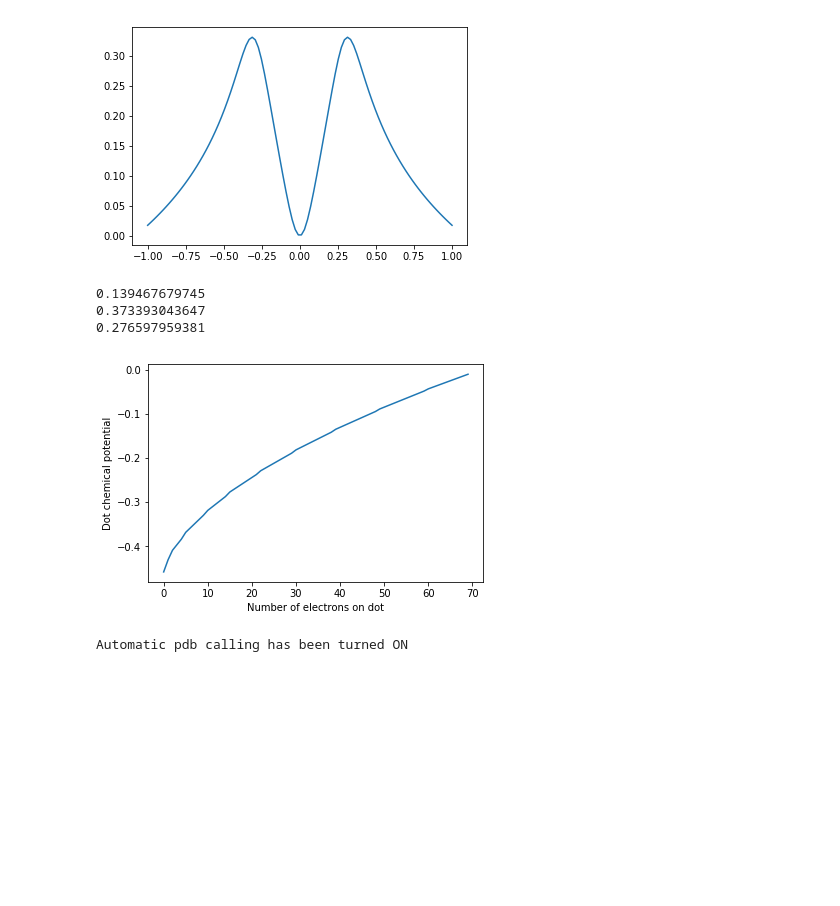
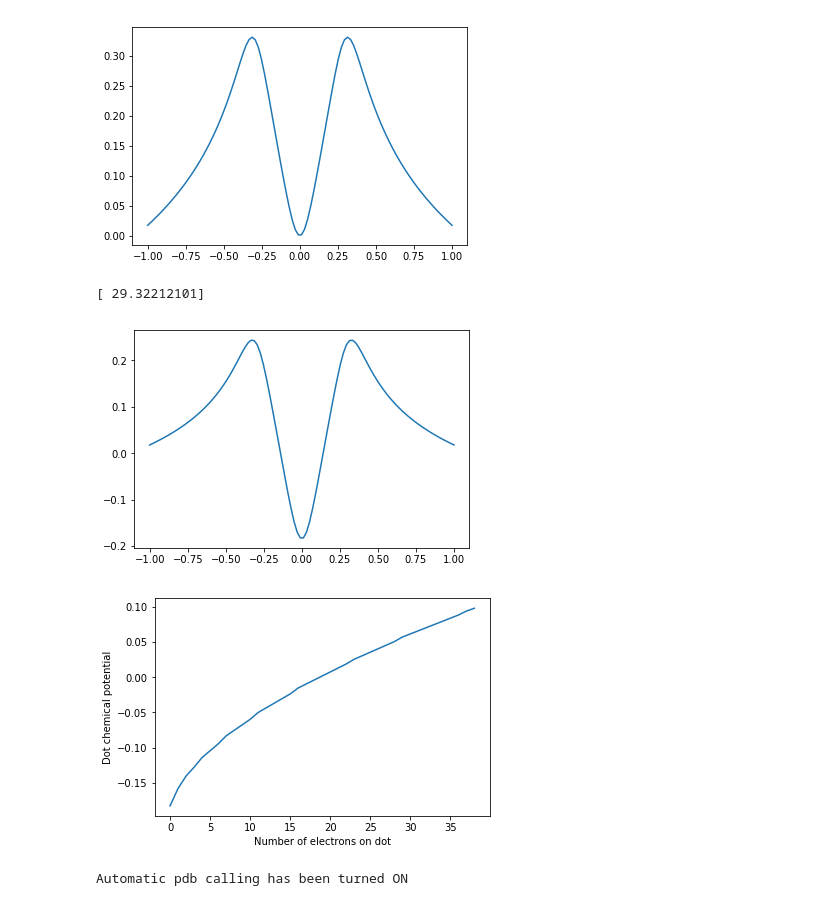
Before and after one commit to Quantumgame/quantum-ml, a Jupyter notebook: dot_classifier_tf/iterative_dot_classifier.ipynb, the cells around one changed output. Drawn from its saved outputs; the diff is of its cells as text; code cells hidden in the pictures; blank space fills up the shorter version.

```diff
--- a/dot_classifier_tf/iterative_dot_classifier.ipynb
+++ b/dot_classifier_tf/iterative_dot_classifier.ipynb
@@ -216,42 +43,41 @@ reload(potential_profile)
 import turning_point
 reload(turning_point)
 from IPython import display
 import time
 
 N_grid = 100
 x = np.linspace(-1,1,N_grid)
 
 # dot parameters
-d = (400e-3,0,0.1,1)
+d = (280e-3,0,0.1,1)
 b1 = (-200e-3,-0.3,0.1,1)
 b2 = (-200e-3,0.3,0.1,1)
 
 V = potential_profile.single_dot_V_x_wire(x,d,b1,b2)
 K = create_K_matrix(x,E_scale=1e-3,sigma=x[1]-x[0],x_0 = 1*(x[1]-x[0]))
-
+plt.figure(1)
+plt.plot(x,V)
 mu_l = (100e-3,100e-3)
 
 n_dot = 1
 # estimate on dot capacity
 N_dot_max = calculate_N_dot_max(x,V,K,mu_l,n_dot)
 mu_vec =[]
 for i in range(int(N_dot_max[0] + 10)):
     N_dot = [i]
     n,mu = solve_thomas_fermi_iter(x,V,K,mu_l,N_dot)
     mu_vec += [mu[1]]
 
+plt.figure(2)
 plt.plot(mu_vec)
 plt.xlabel('Number of electrons on dot')
 plt.ylabel('Dot chemical potential')
 
-print mu_vec[10] - mu_vec[0]
-print mu_vec[50] - mu_vec[0]
-print mu_vec[30]- mu_vec[0]
+print N_dot_max
 # %% [output]
-0.139467679745
-0.373393043647
-0.276597959381
+[ 29.32212101]
-[figure, old version]
+[figure, new version]
+[figure, added]
 # %%
 # %% [output]
 Automatic pdb calling has been turned ON
```
Also changed, not shown: parts of 1 cell of this notebook, 3 other files.
